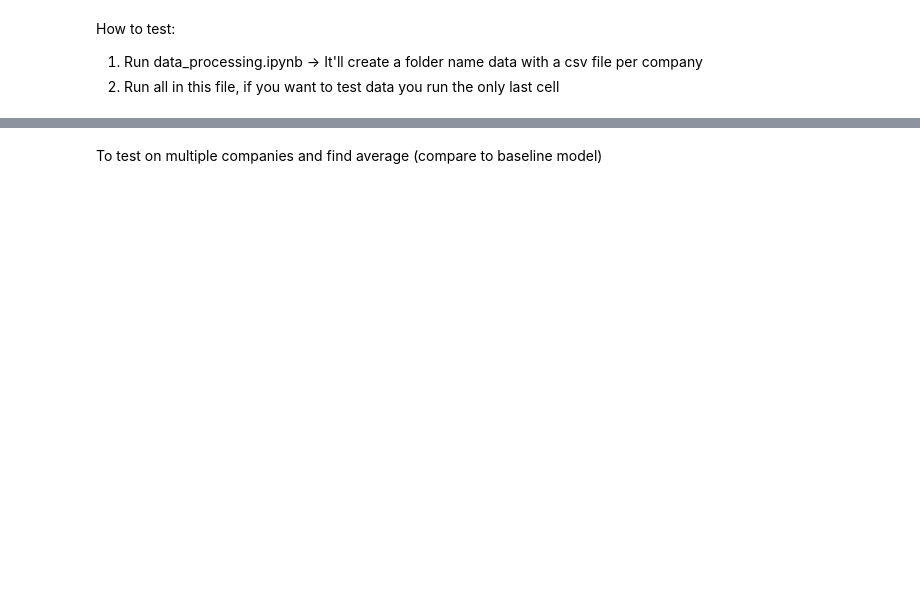
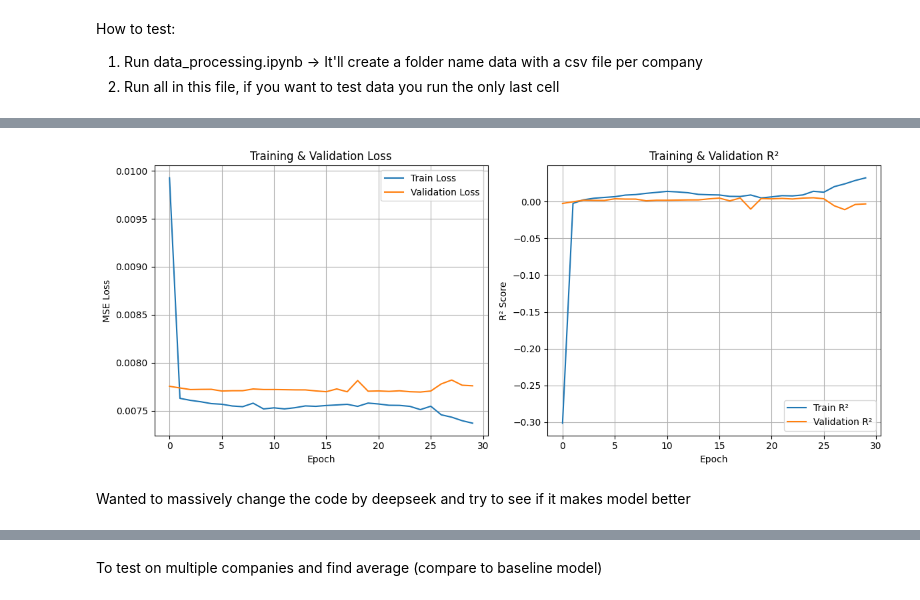
Before and after one commit to RainWoo1/LSTM-Stock-Portfolio-Curation, a Jupyter notebook: Final.ipynb, the cells around one changed output, grey strips where cells are left out. Cells and saved outputs as stored; diff of their text form; code cells hidden in the pictures; blank space fills up the shorter version.

```diff
--- a/Final.ipynb
+++ b/Final.ipynb
@@ -82,7 +84,7 @@ def create_lstm_sequences(df, company_id):
 
     df_values = df.values
     num_samples = len(df_values)
-    window_size = num_samples // 2  # Adjust this as needed
+    window_size = 6 # Adjust this as needed num_samples // 2
 
     # Generate sequences
     sequences = []
@@ -171,0 +515,4 @@ learning_rate = 0.001
+# %%
+model = initialize_model(train_dataloader, num_companies=len(company_files))
+val_targets, val_preds = train_model(model, train_dataloader, val_dataloader)
+# %% [output]
@@ -171,0 +536,3 @@ learning_rate = 0.001
+[figure, added]
+# %% [markdown]
+Wanted to massively change the code by deepseek and try to see if it makes model better
```
Also changed, not shown: parts of 29 cells of this notebook.
